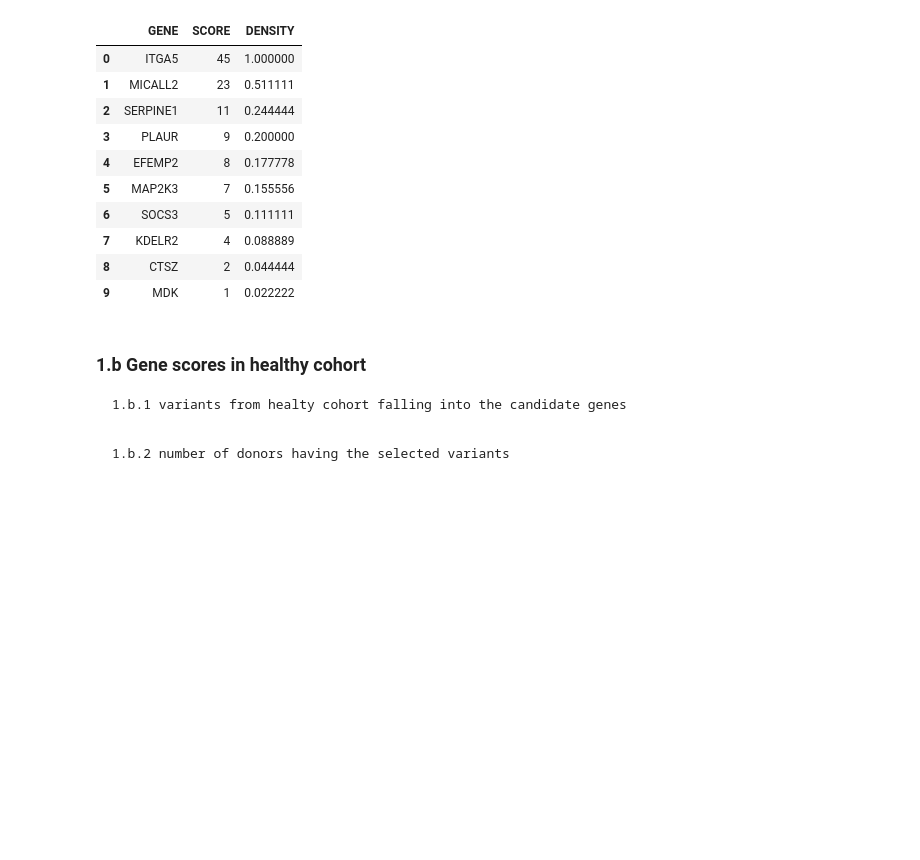
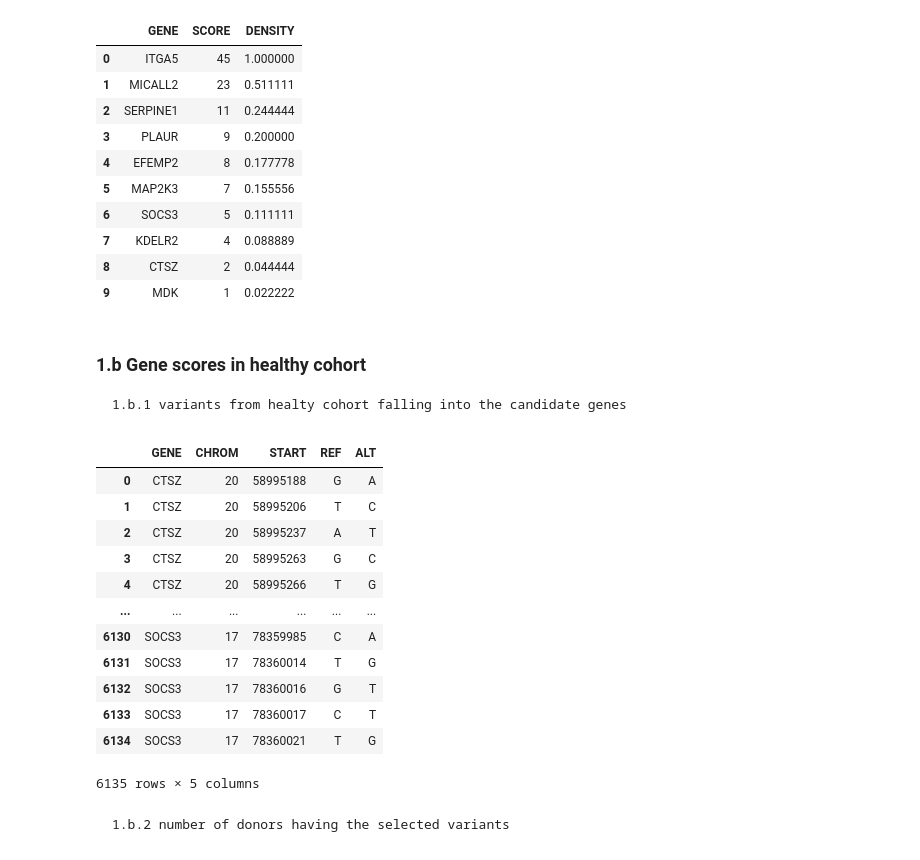
Before and after one commit to DEIB-GECO/VarSum, a Jupyter notebook: demo/differential analysis to unveil genes involved in tumor development/differential analysis to unveil genes involved in cancer development.ipynb, the cells around one changed output. Drawn from its saved outputs; the diff is of its cells as text; code cells hidden in the pictures; blank space fills up the shorter version.

```diff
--- a/demo/differential analysis to unveil genes involved in tumor development/differential analysis to unveil genes involved in cancer development.ipynb
+++ b/demo/differential analysis to unveil genes involved in tumor development/differential analysis to unveil genes involved in cancer development.ipynb
@@ -176,7 +178,24 @@ df2
     1.b.1 variants from healty cohort falling into the candidate genes
 # %%
 # read from CSV - OR - uncomment the following lines
-# variants_healthy_cohort = get_variants_in_gene(genes, disease='none', in_cell_type='germline')
+variants_healthy_cohort = get_variants_in_gene(genes, disease='none', in_cell_type='germline')
+# %%
+variants_healthy_cohort_df = pd.DataFrame.from_records(variants_healthy_cohort, columns=['GENE', 'CHROM', 'START', 'REF', 'ALT'])
+variants_healthy_cohort_df
+# %% [output]
+|  | GENE | CHROM | START | REF | ALT |
+| 0 | CTSZ | 20 | 58995188 | G | A |
+| 1 | CTSZ | 20 | 58995206 | T | C |
+| 2 | CTSZ | 20 | 58995237 | A | T |
+| 3 | CTSZ | 20 | 58995263 | G | C |
+| 4 | CTSZ | 20 | 58995266 | T | G |
+| ... | ... | ... | ... | ... | ... |
+| 6130 | SOCS3 | 17 | 78359985 | C | A |
+| 6131 | SOCS3 | 17 | 78360014 | T | G |
+| 6132 | SOCS3 | 17 | 78360016 | G | T |
+| 6133 | SOCS3 | 17 | 78360017 | C | T |
+| 6134 | SOCS3 | 17 | 78360021 | T | G |
+6135 rows × 5 columns
 # %% [markdown]
     1.b.2 number of donors having the selected variants
 # %%
```
Also changed, not shown: parts of 1 cell of this notebook, 8 other files.
